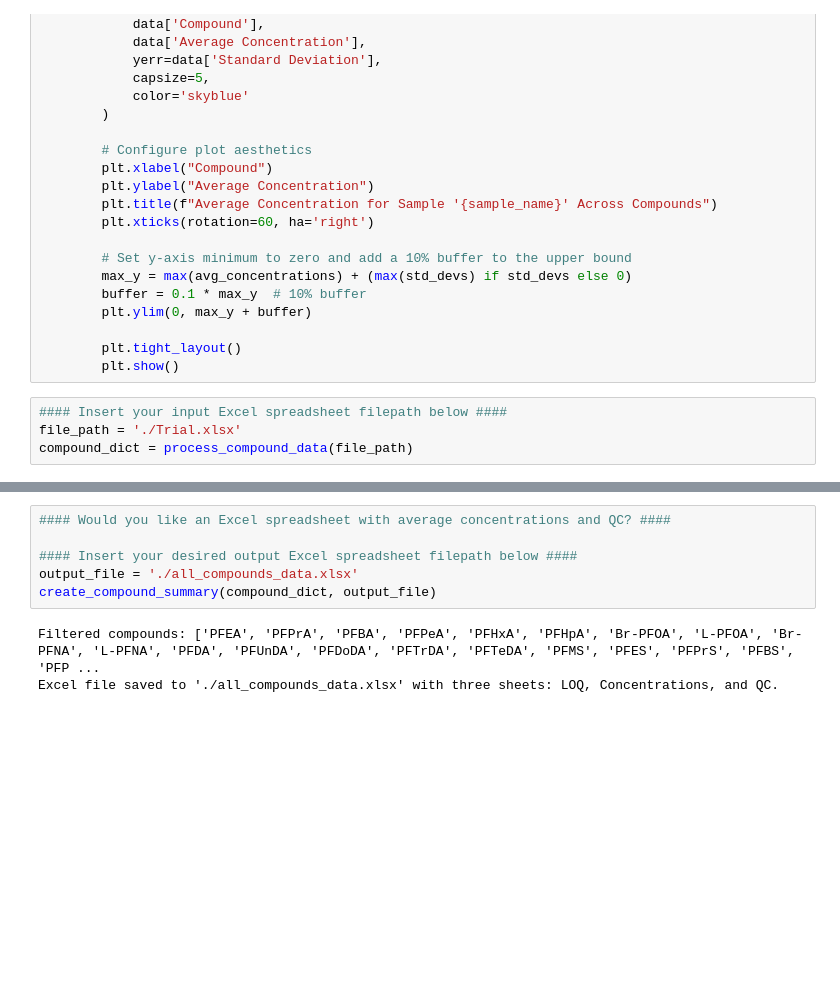
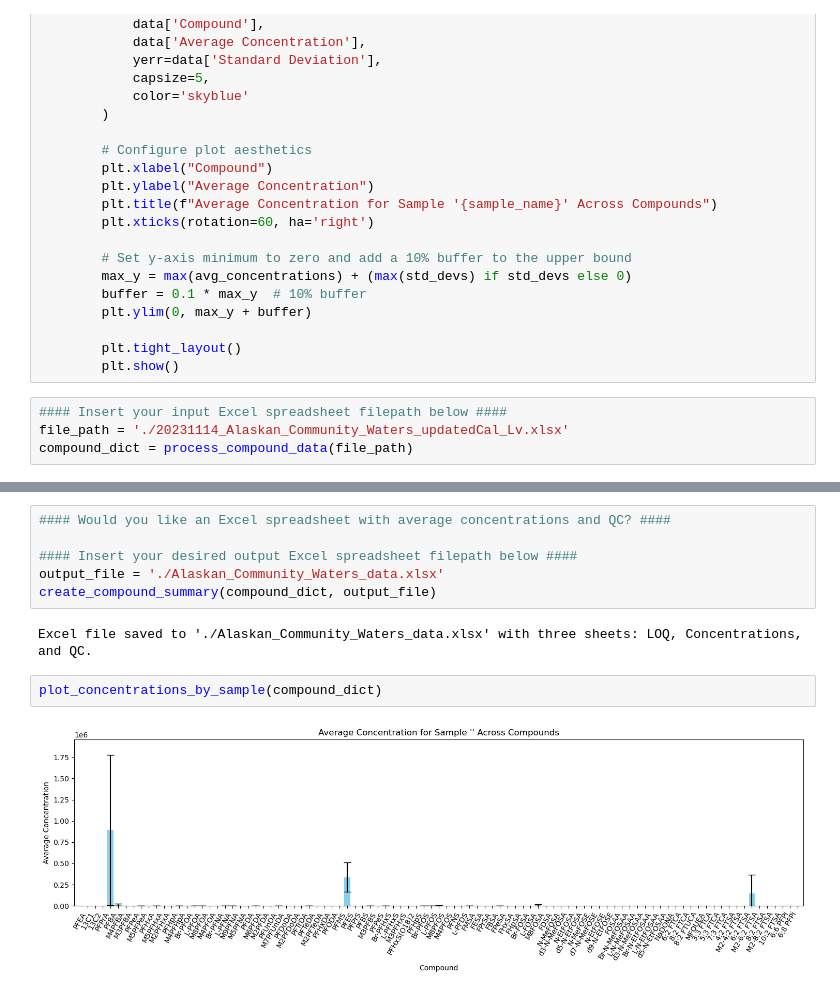
Before and after one commit to ethansontarp/lcms-processing, a Jupyter notebook: lcms_processing.ipynb, the cells around one changed output, grey strips where cells are left out. Cells and saved outputs as stored; diff of their text form; blank space fills up the shorter version.

Commit message:
Fixed QC calculation, redid output formatting script

```diff
--- a/lcms_processing.ipynb
+++ b/lcms_processing.ipynb
@@ -123,5 +123,5 @@ def plot_concentrations_by_sample(compound_dict):
         plt.show()
 # %%
 #### Insert your input Excel spreadsheet filepath below ####
-file_path = './Trial.xlsx'
+file_path = './20231114_Alaskan_Community_Waters_updatedCal_Lv.xlsx'
 compound_dict = process_compound_data(file_path)
@@ -129,8 +147,11 @@ compound_dict = process_compound_data(file_path)
 #### Would you like an Excel spreadsheet with average concentrations and QC? ####
 
 #### Insert your desired output Excel spreadsheet filepath below ####
-output_file = './all_compounds_data.xlsx'
+output_file = './Alaskan_Community_Waters_data.xlsx'
 create_compound_summary(compound_dict, output_file)
 # %% [output]
-Filtered compounds: ['PFEA', 'PFPrA', 'PFBA', 'PFPeA', 'PFHxA', 'PFHpA', 'Br-PFOA', 'L-PFOA', 'Br-PFNA', 'L-PFNA', 'PFDA', 'PFUnDA', 'PFDoDA', 'PFTrDA', 'PFTeDA', 'PFMS', 'PFES', 'PFPrS', 'PFBS', 'PFP ...
-Excel file saved to './all_compounds_data.xlsx' with three sheets: LOQ, Concentrations, and QC.
+Excel file saved to './Alaskan_Community_Waters_data.xlsx' with three sheets: LOQ, Concentrations, and QC.
+# %%
+plot_concentrations_by_sample(compound_dict)
+# %% [output]
+[figure, added]
```
Also changed, not shown: parts of 1 cell of this notebook, 3 other files.
